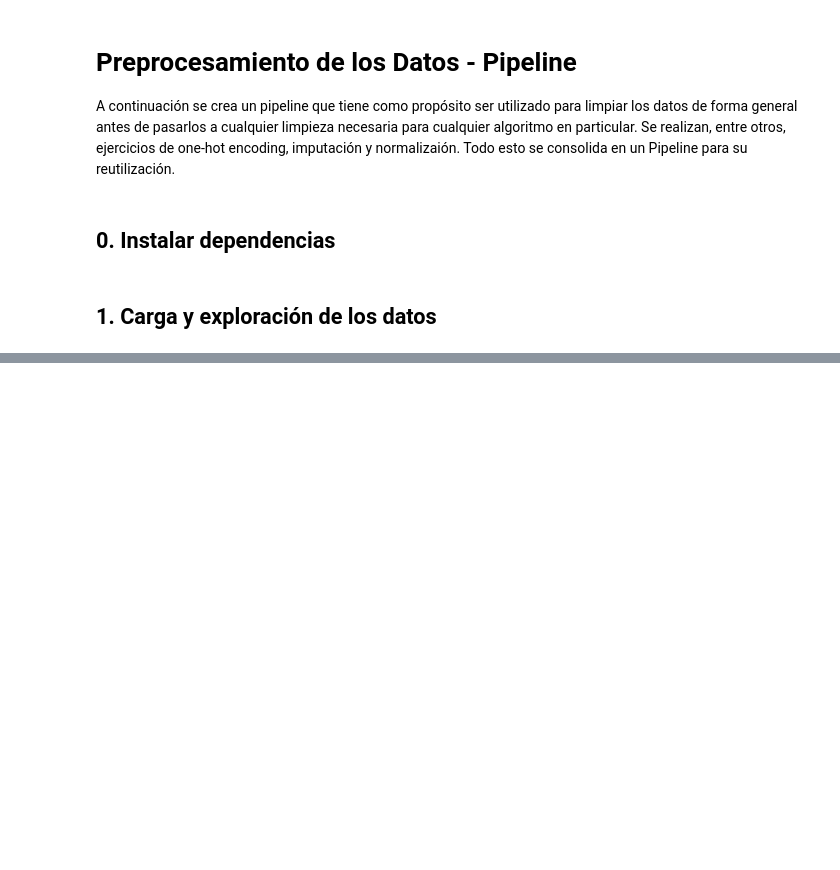
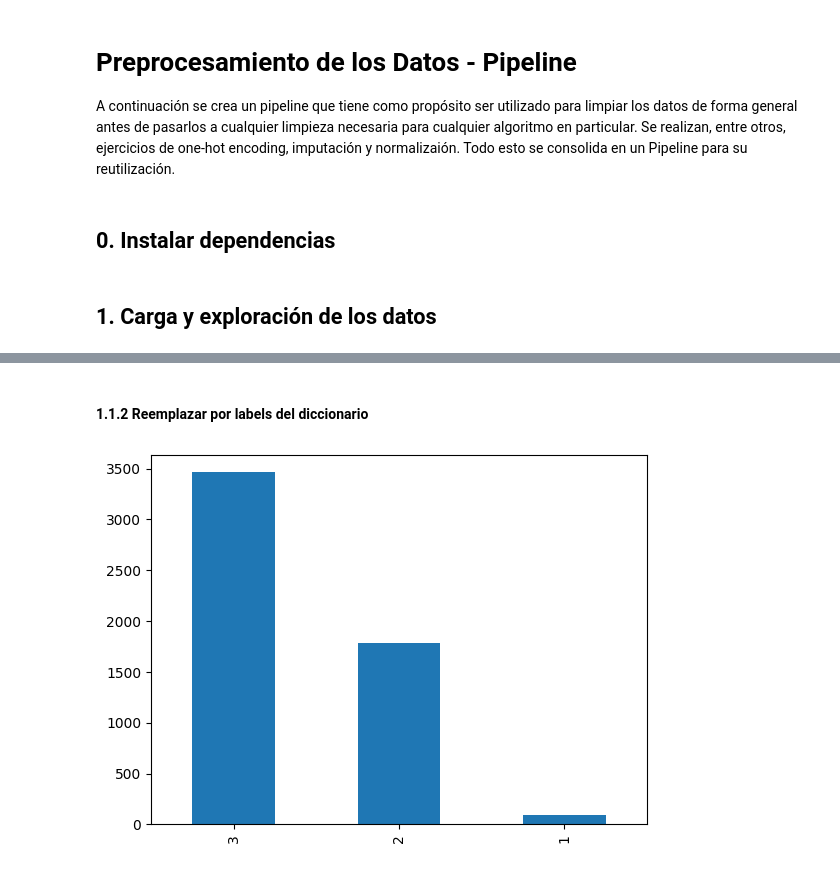
Before and after one commit to uniandes-data-wizards/laboratory-01, a Jupyter notebook: preprocessing_pipeline.ipynb, the cells around one changed output, grey strips where cells are left out. Saved outputs shown, nothing was run; the diff lists cells and outputs as text; code cells hidden in the pictures; blank space fills up the shorter version.

```diff
--- a/preprocessing_pipeline.ipynb
+++ b/preprocessing_pipeline.ipynb
@@ -23,0 +107,2 @@ NameError: name 'pd' is not defined
+# %%
+df = df.drop('Vehicle_Type', axis=1)
@@ -23,0 +133,3 @@ NameError: name 'pd' is not defined
+# %%
+#Vamos a dropearla
+df = df.drop('Unnamed: 14', axis=1)
@@ -23,0 +157,14 @@ NameError: name 'pd' is not defined
+# %%
+cat_vars = ['Accident_Severity',
+'Day_of_Week',
+'Time', 'Road_Type',
+'Junction_Detail',
+'Light_Conditions',
+'Weather_Conditions',
+'Road_Surface_Conditions',
+'Urban_or_Rural_Area',
+#'Vehicle_type', // Esta la dropeamos
+'Did_Police_Officer_Attend_Scene_of_Accident']
+
+for var in cat_vars:
+    df[var] = df[var].astype('string')
@@ -23,0 +188,10 @@ NameError: name 'pd' is not defined
+# %% [markdown]
+#### 1.1.2 Reemplazar por labels del diccionario
+# %%
+# Bien, ahora miremos las distribuciones
+def plot_distribution(df: pd.DataFrame, col: str):
+    df[col].value_counts().plot(kind='bar')
+# %%
+plot_distribution(df, 'Accident_Severity')
+# %% [output]
+[figure, added]
```
Also changed, not shown: parts of 21 cells of this notebook.
